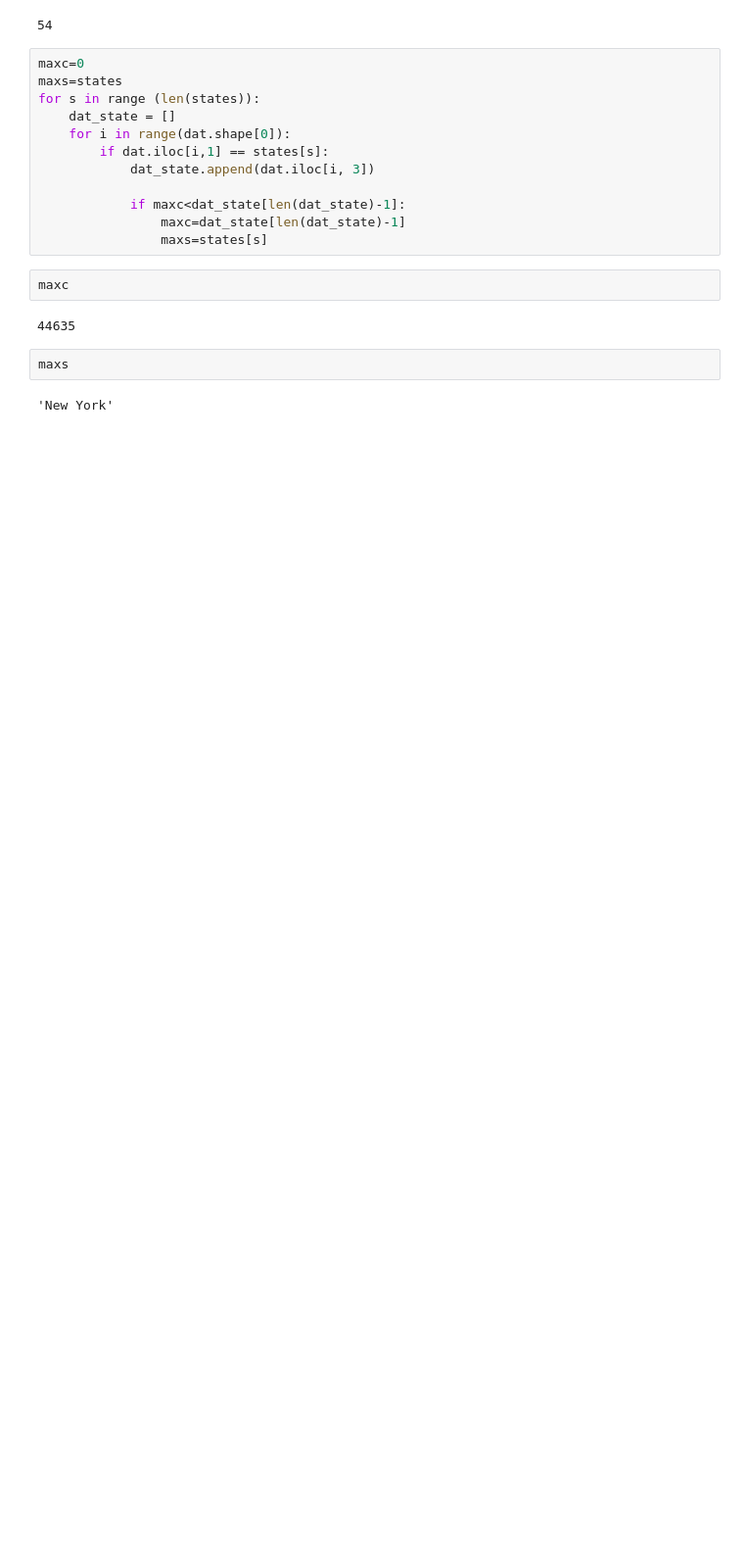
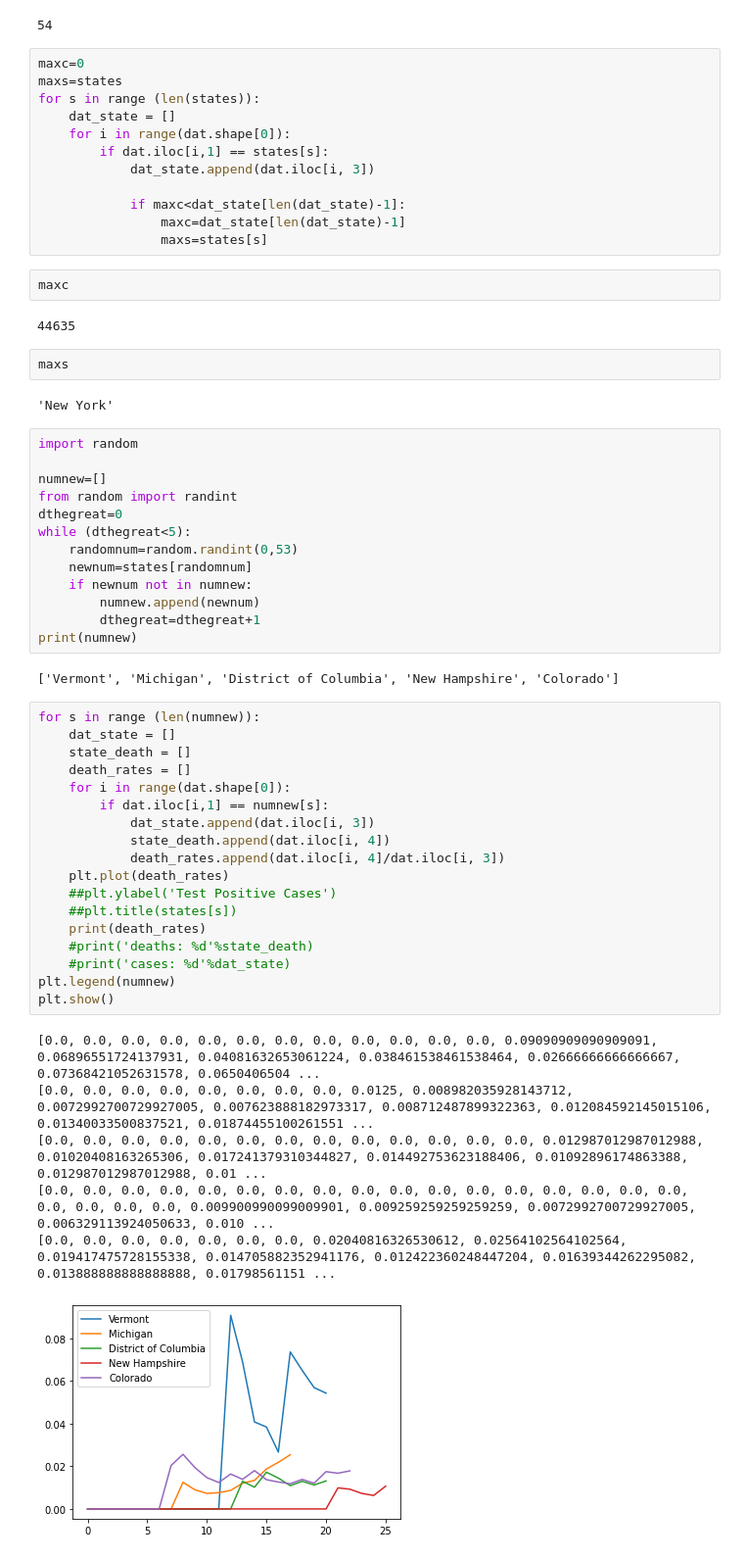
Before and after one commit to stargazing41/covid-19_tracking, a Jupyter notebook: covid_19.ipynb, the cells around one changed output. Shown at 98% size. Cells and saved outputs as stored; diff of their text form; blank space fills up the shorter version.

```diff
--- a/covid_19.ipynb
+++ b/covid_19.ipynb
@@ -97,3 +99,43 @@ maxc
 maxs
 # %% [output]
 'New York'
+# %%
+import random
+
+numnew=[]
+from random import randint
+dthegreat=0
+while (dthegreat<5):
+    randomnum=random.randint(0,53)
+    newnum=states[randomnum]
+    if newnum not in numnew:
+        numnew.append(newnum)
+        dthegreat=dthegreat+1
+print(numnew)
+# %% [output]
+['Vermont', 'Michigan', 'District of Columbia', 'New Hampshire', 'Colorado']
+# %%
+for s in range (len(numnew)):
+    dat_state = []
+    state_death = []
+    death_rates = []
+    for i in range(dat.shape[0]):
+        if dat.iloc[i,1] == numnew[s]:
+            dat_state.append(dat.iloc[i, 3])
+            state_death.append(dat.iloc[i, 4])
+            death_rates.append(dat.iloc[i, 4]/dat.iloc[i, 3])
+    plt.plot(death_rates)
+    ##plt.ylabel('Test Positive Cases')
+    ##plt.title(states[s])
+    print(death_rates)
+    #print('deaths: %d'%state_death)
+    #print('cases: %d'%dat_state)
+plt.legend(numnew)
+plt.show()
+# %% [output]
+[0.0, 0.0, 0.0, 0.0, 0.0, 0.0, 0.0, 0.0, 0.0, 0.0, 0.0, 0.0, 0.09090909090909091, 0.06896551724137931, 0.04081632653061224, 0.038461538461538464, 0.02666666666666667, 0.07368421052631578, 0.0650406504 ...
+[0.0, 0.0, 0.0, 0.0, 0.0, 0.0, 0.0, 0.0, 0.0125, 0.008982035928143712, 0.0072992700729927005, 0.007623888182973317, 0.008712487899322363, 0.012084592145015106, 0.01340033500837521, 0.01874455100261551 ...
+[0.0, 0.0, 0.0, 0.0, 0.0, 0.0, 0.0, 0.0, 0.0, 0.0, 0.0, 0.0, 0.0, 0.012987012987012988, 0.01020408163265306, 0.017241379310344827, 0.014492753623188406, 0.01092896174863388, 0.012987012987012988, 0.01 ...
+[0.0, 0.0, 0.0, 0.0, 0.0, 0.0, 0.0, 0.0, 0.0, 0.0, 0.0, 0.0, 0.0, 0.0, 0.0, 0.0, 0.0, 0.0, 0.0, 0.0, 0.0, 0.009900990099009901, 0.009259259259259259, 0.0072992700729927005, 0.006329113924050633, 0.010 ...
+[0.0, 0.0, 0.0, 0.0, 0.0, 0.0, 0.0, 0.02040816326530612, 0.02564102564102564, 0.019417475728155338, 0.014705882352941176, 0.012422360248447204, 0.01639344262295082, 0.013888888888888888, 0.01798561151 ...
+[figure, added]
```
Also changed, not shown: parts of 6 cells of this notebook.
